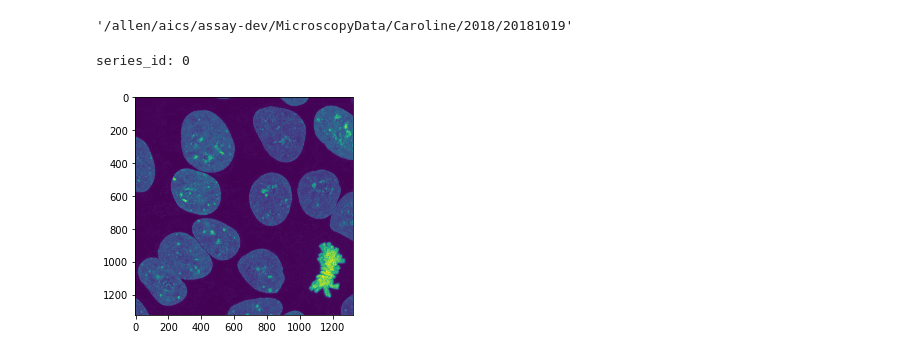
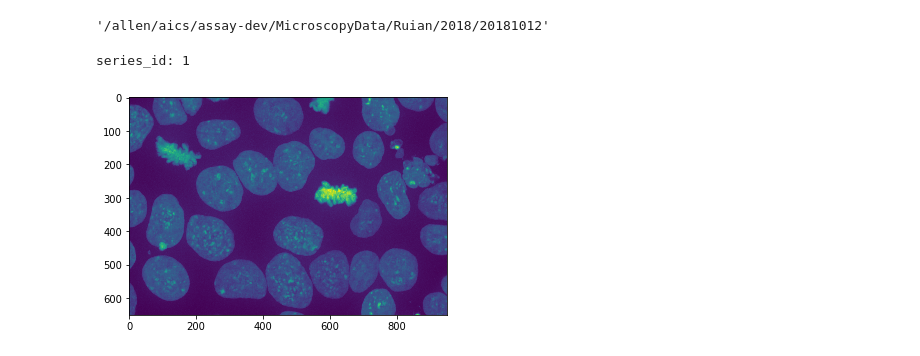
Before and after one commit to AllenInstitute/qcb-analysis, a Jupyter notebook: data-scripts/misc/inspect_nucleus.ipynb, the cells around one changed output. Cells and saved outputs as stored; diff of their text form; code cells hidden in the pictures.

```diff
--- a/data-scripts/misc/inspect_nucleus.ipynb
+++ b/data-scripts/misc/inspect_nucleus.ipynb
@@ -47,37 +47,38 @@ def norm_and_smooth(img_original):
 
     return img_norm
 # %%
-with open("../NUCLEUS_HIPS_880.json", "r") as fj:
+with open("../NUCLEUS_HIPS_COMP.json", "r") as fj:
     config_json = json.load(fj)
 config_json = config_json["data"]
-config_czi = config_json[18]
+config_czi = config_json[0]
 config_czi["raw_path"]
 # %% [output]
-'/allen/aics/assay-dev/MicroscopyData/Caroline/2018/20181019'
+'/allen/aics/assay-dev/MicroscopyData/Ruian/2018/20181012'
 # %%
 raw_path = os.path.join(config_czi["raw_path"],config_czi["raw_name"])
+raw_path = "/allen/aics/assay-dev/MicroscopyOtherData/Liya/2018/20181012/20181012_R01-Scene-02-P13-A01.czi"
 position_id = np.random.randint(len(config_czi["position"]))
-seg_name = os.path.join(config_czi["seg_path"],config_czi["position"][position_id]["name"])
+seg_name = "/allen/aics/assay-dev/MicroscopyOtherData/Jianxu/Nucleus/segmentation/20181012_R01/shape/20181012_R01-Scene-02-P13-A01_seg_0.ome.tif"
 if config_czi["modality"] == 880:
     series_id = 0
 else:
     series_id = int(seg_name.split("Scene")[1].split("-")[1]) - 1
 print("series_id:", series_id)
 # %% [output]
-series_id: 0
+series_id: 1
 # %%
 scale_factor = config_czi["xy_upsample_seg"]
 
 img_seg_all = skio.imread(seg_name)
 img_seg_all[ 0,:,:] = 0
 img_seg_all[-1,:,:] = 0
 nz, ny, nx = img_seg_all.shape
-img_raw = get_stack_from_series_id(czi_path=raw_path, channel=0, series_id=series_id, dim=(nz,scale_factor*ny,scale_factor*nx))
+img_raw = get_stack_from_series_id(czi_path=raw_path, channel=1, series_id=0, dim=(nz,scale_factor*ny,scale_factor*nx))
 img_raw_display = img_raw.max(axis=0)
 plt.imshow(img_raw_display)
 plt.show()
 # %% [output]
-[figure, old version]
+[figure, new version]
 # %%
 if scale_factor > 1:
     img_seg_all_dtype = img_seg_all.dtype
```
Also changed, not shown: parts of 8 cells of this notebook, 9 other files.
